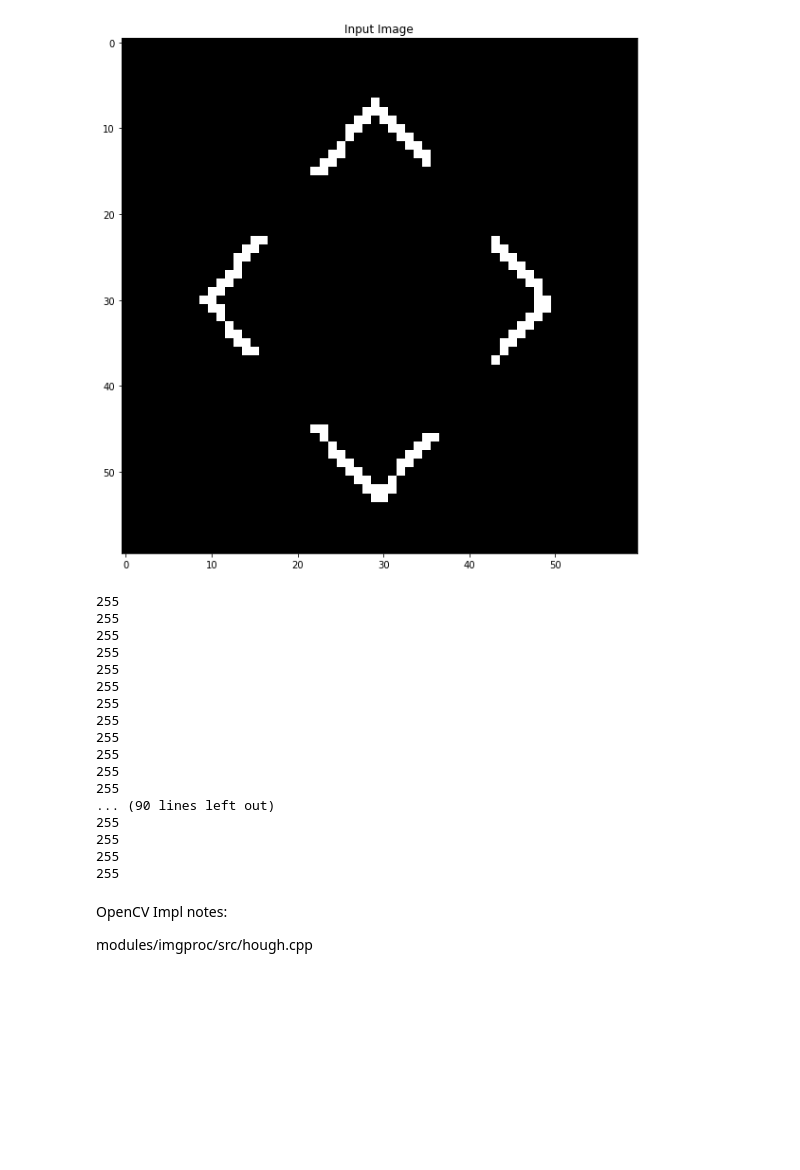
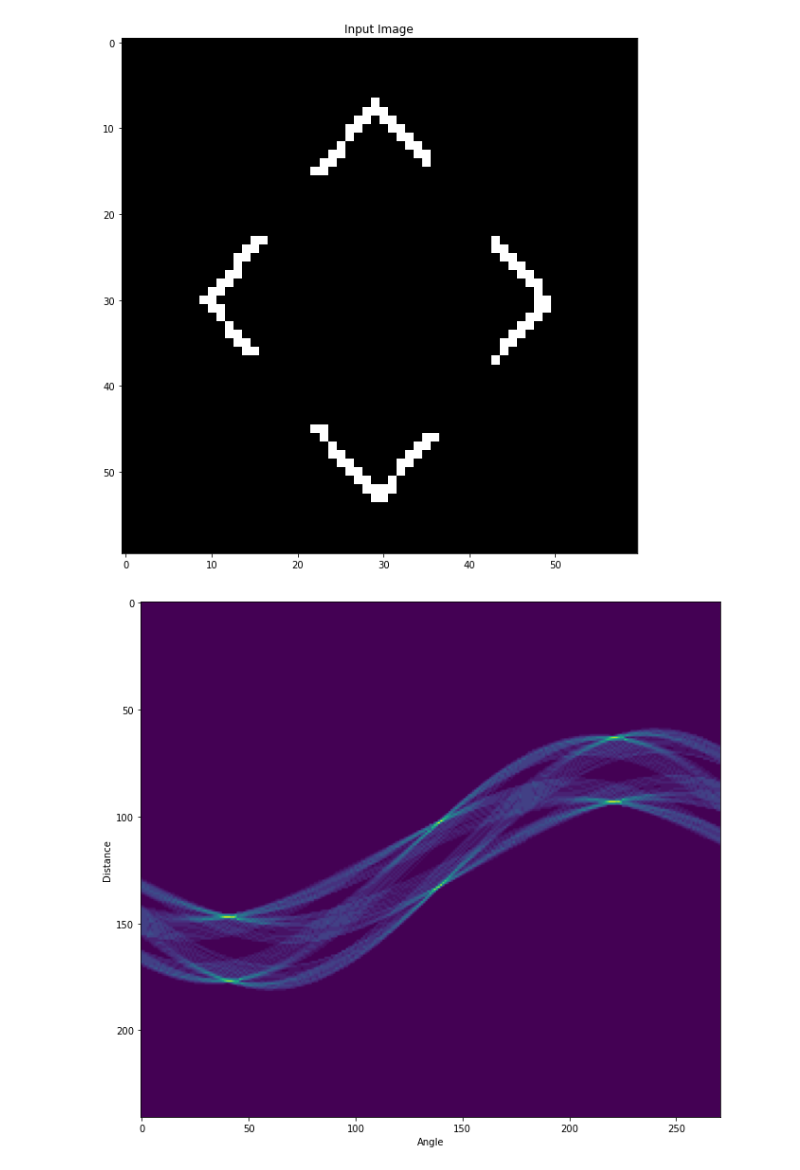
Before and after one commit to malinbranduse/hough_transform, a Jupyter notebook: hough_impl.ipynb, the cells around one changed output. Drawn from its saved outputs; the diff is of its cells as text; code cells hidden in the pictures; blank space fills up the shorter version.

Commit message:
calculate and print accumulator

```diff
--- a/hough_impl.ipynb
+++ b/hough_impl.ipynb
@@ -25,43 +29,38 @@ img = in_img
 rho_step = 1
 theta_step = np.pi / 180
 threshold = 18
-min_theta = 0
-max_theta = math.pi
+min_theta = -np.pi/2
+max_theta = np.pi
 
 w, h = in_img.shape
 
 max_rho = w + h
 min_rho = -max_rho
 
+# number of values for rho and theta based on input params
+num_angle = int(np.floor((max_theta - min_theta) / theta_step) + 1)
+num_rho = int(np.round((max_rho - min_rho + 1) / rho_step))
 
-# number of values for rho and theta based on input params
-num_angle = np.floor(max_theta - min_theta / theta_step) + 1
-num_rho = np.round((max_rho - min_rho + 1) / rho_step)
-
-accum = []
+accum = np.zeros((num_rho, num_angle), int)
 
 for i in range(h):
   for j in range(w):
-    if in_img[i][j]:
+    if in_img[i][j] != 0:
+      for n in range(num_angle):
+        # theta angle in radians
+        th = n * theta_step
+        # Rho formula based on theory in hough space
+        r = round(j * math.cos(th) + i * math.sin(th))
+        # Move to center
+        r += (num_rho - 1) / 2
+        accum[int(r)][n] += 1
-# %% [output]
-255
-255
-255
-255
-255
-255
-255
-255
-255
-255
-255
-255
-... (90 lines left out)
-255
-255
-255
-255
-# %% [markdown]
-OpenCV Impl notes:
-
-modules/imgproc/src/hough.cpp
+# %%
+# print accumulator
+plt.figure(figsize=(15,10))
+plt.imshow(accum)
+plt.xlabel('Angle')
+plt.ylabel('Distance')
+plt.axis('image')
+plt.show()
+# %% [output]
+[figure, added]
```
Also changed, not shown: parts of 2 cells of this notebook.
